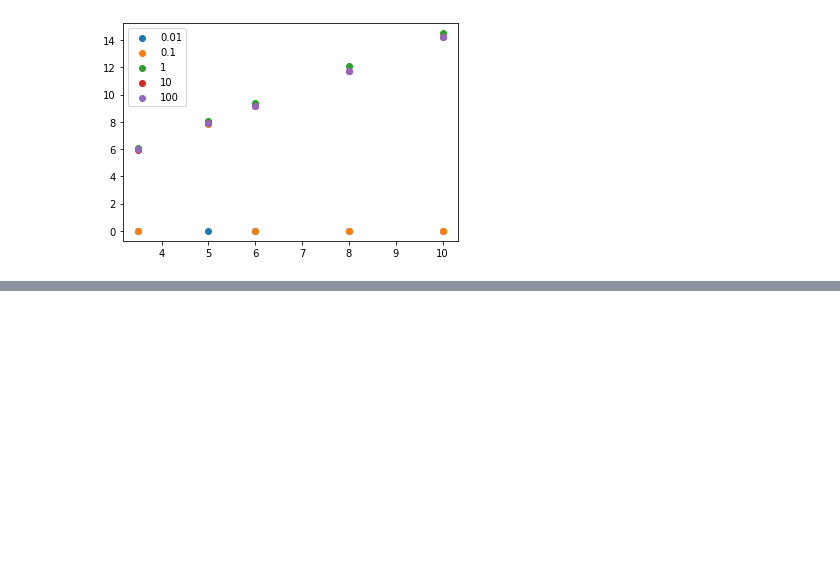
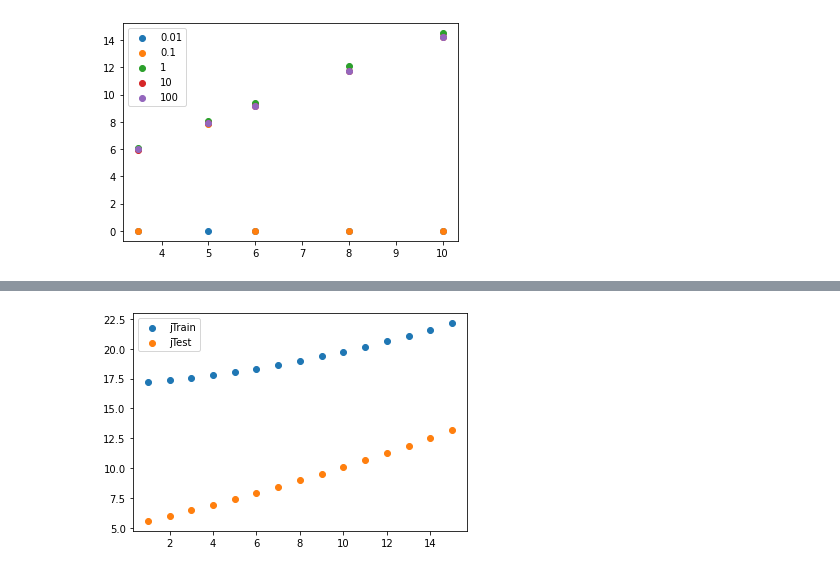
Before and after one commit to shreyanshML100/ML-CHE, a Jupyter notebook: 210079_Ajitesh Shree/Assignment_1/main1.ipynb, the cells around one changed output, grey strips where cells are left out. Cells and saved outputs as stored; diff of their text form; code cells hidden in the pictures; blank space fills up the shorter version.

```diff
--- a/210079_Ajitesh Shree/Assignment_1/main1.ipynb
+++ b/210079_Ajitesh Shree/Assignment_1/main1.ipynb
@@ -137,0 +136,7 @@ plt.show()
+# %%
+plt.scatter(np.arange(1,16),jTrain, label = 'jTrain')
+plt.scatter(np.arange(1,16),jTest, label = 'jTest')
+plt.legend()
+plt.show()
+# %% [output]
+[figure, added]
```
Also changed, not shown: parts of 20 cells of this notebook.
